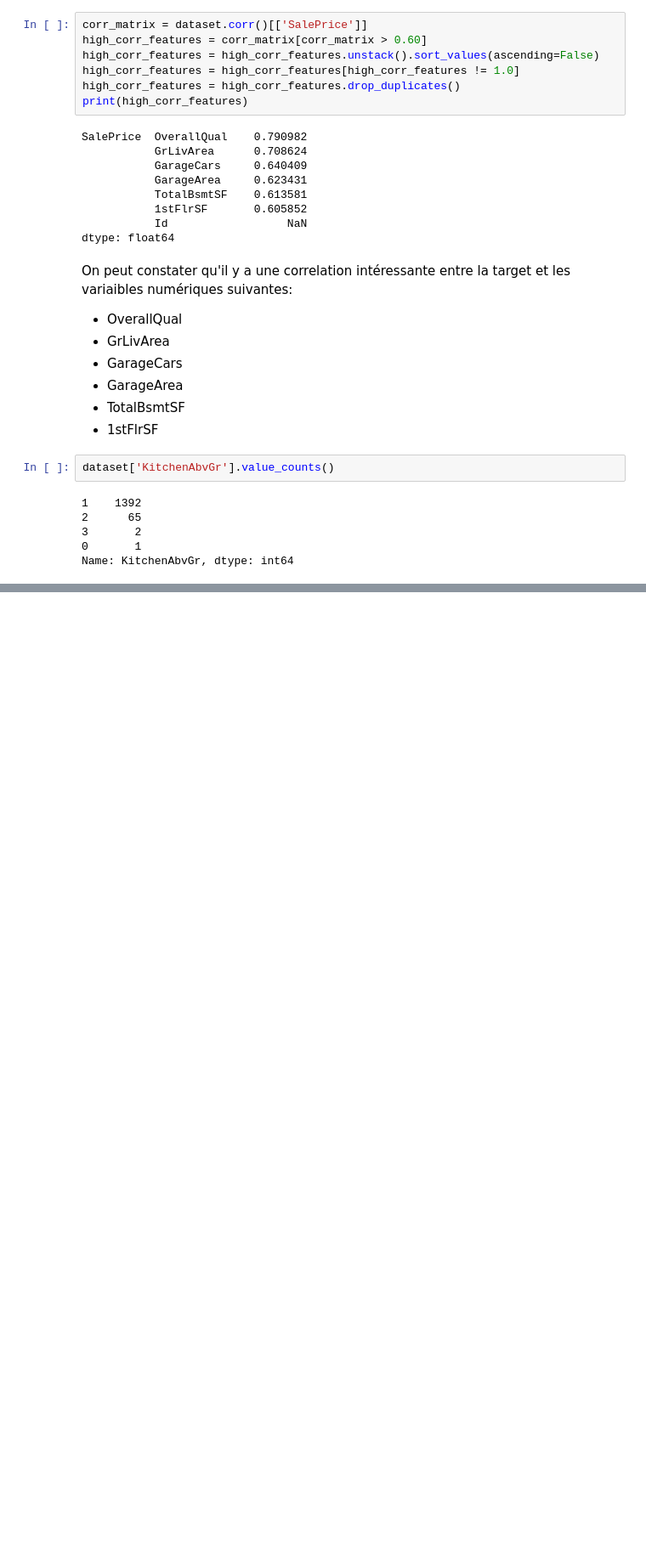
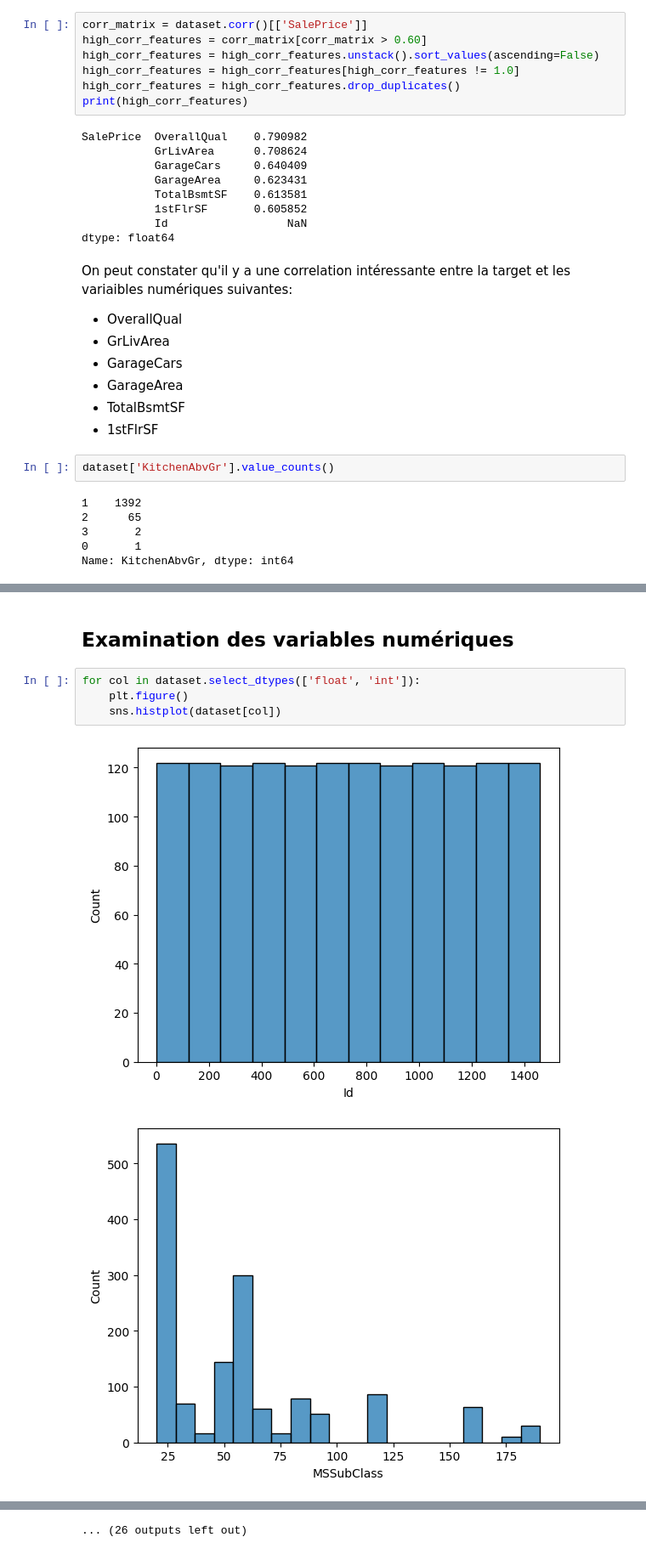
Before and after one commit to lebrislo/kaggle-house-pricing, a Jupyter notebook: house_pricing.ipynb, the cells around one changed output, grey strips where cells are left out. Shown at 85% size. Saved outputs shown, nothing was run; the diff lists cells and outputs as text; blank space fills up the shorter version.

```diff
--- a/house_pricing.ipynb
+++ b/house_pricing.ipynb
@@ -87,0 +101,9 @@ Name: KitchenAbvGr, dtype: int64
+# %% [markdown]
+## Examination des variables numériques
+# %%
+for col in dataset.select_dtypes(['float', 'int']):
+    plt.figure()
+    sns.histplot(dataset[col])
+# %% [output]
+[figure, added]
+[figure, added]
@@ -87,0 +120 @@ Name: KitchenAbvGr, dtype: int64
+... (26 outputs left out)
```
Also changed, not shown: parts of 12 cells of this notebook.
